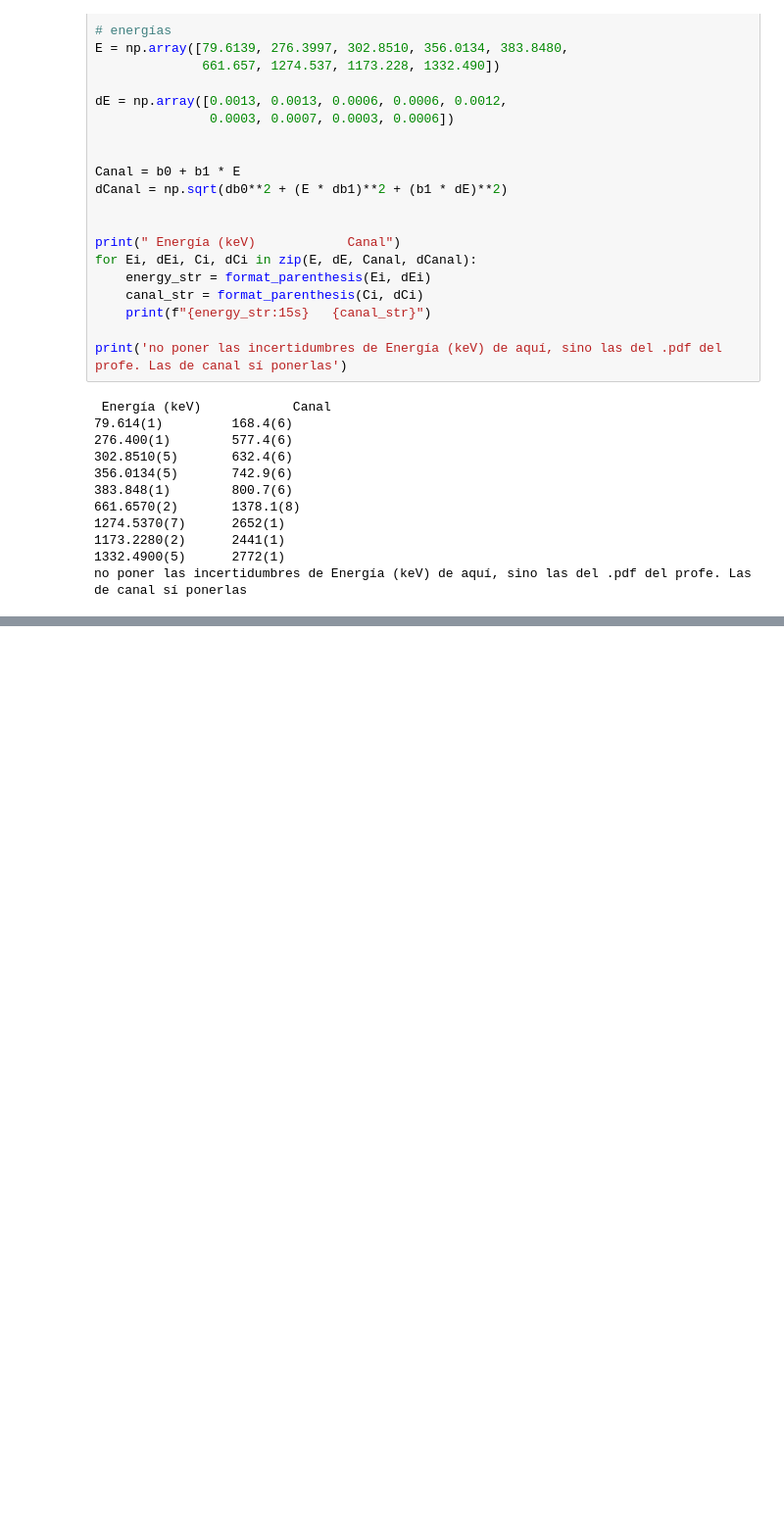
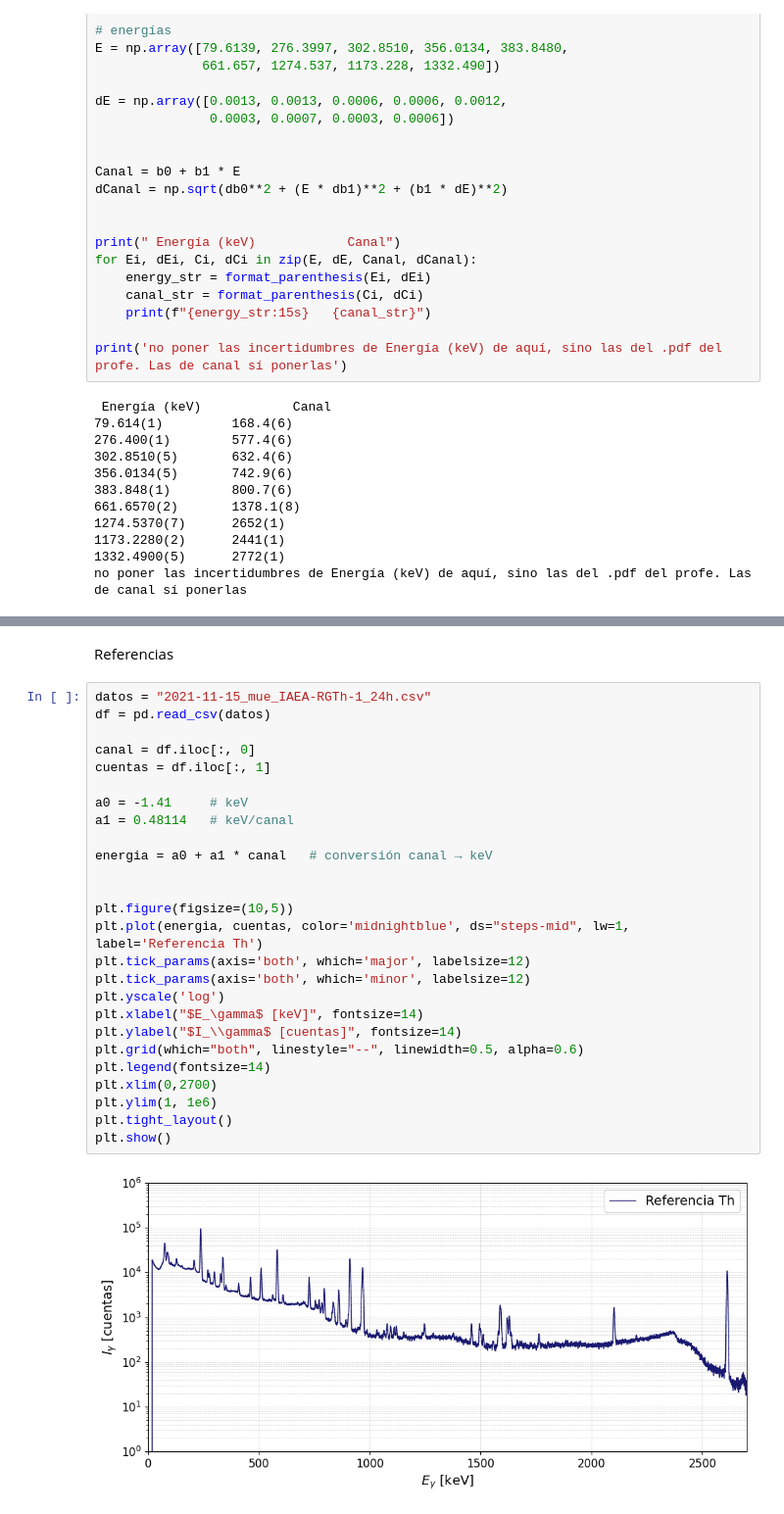
Before and after one commit to asarria48/Nuclear-physics, a Jupyter notebook: Informe4IN.ipynb, the cells around one changed output, grey strips where cells are left out. Shown at 98% size. Saved outputs shown, nothing was run; the diff lists cells and outputs as text; blank space fills up the shorter version.

```diff
--- a/Informe4IN.ipynb
+++ b/Informe4IN.ipynb
@@ -568,0 +601,30 @@ no poner las incertidumbres de Energía (keV) de aquí, sino las del .pdf del pr
+# %% [markdown]
+Referencias
+# %%
+datos = "2021-11-15_mue_IAEA-RGTh-1_24h.csv"
+df = pd.read_csv(datos)
+
+canal = df.iloc[:, 0]
+cuentas = df.iloc[:, 1]
+
+a0 = -1.41     # keV
+a1 = 0.48114   # keV/canal
+
+energia = a0 + a1 * canal   # conversión canal → keV
+
+
+plt.figure(figsize=(10,5))
+plt.plot(energia, cuentas, color='midnightblue', ds="steps-mid", lw=1, label='Referencia Th')
+plt.tick_params(axis='both', which='major', labelsize=12)
+plt.tick_params(axis='both', which='minor', labelsize=12)
+plt.yscale('log')
+plt.xlabel("$E_\gamma$ [keV]", fontsize=14)
+plt.ylabel("$I_\\gamma$ [cuentas]", fontsize=14)
+plt.grid(which="both", linestyle="--", linewidth=0.5, alpha=0.6)
+plt.legend(fontsize=14)
+plt.xlim(0,2700)
+plt.ylim(1, 1e6)
+plt.tight_layout()
+plt.show()
+# %% [output]
+[figure, added]
```
Also changed, not shown: parts of 5 cells of this notebook.
